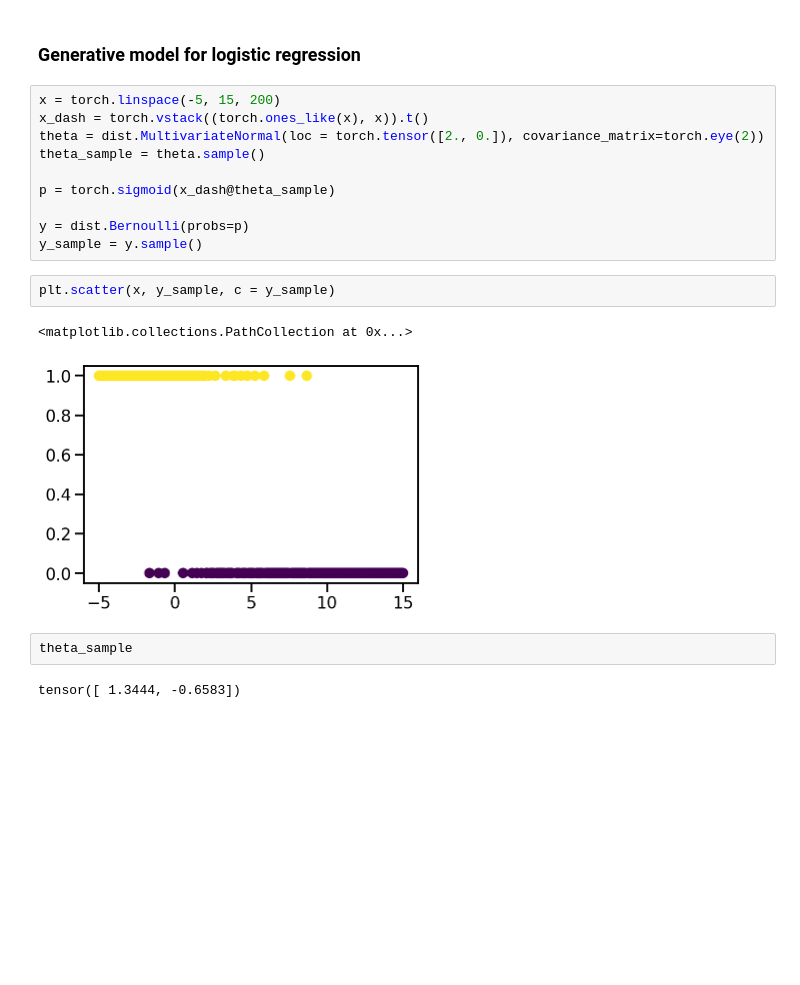
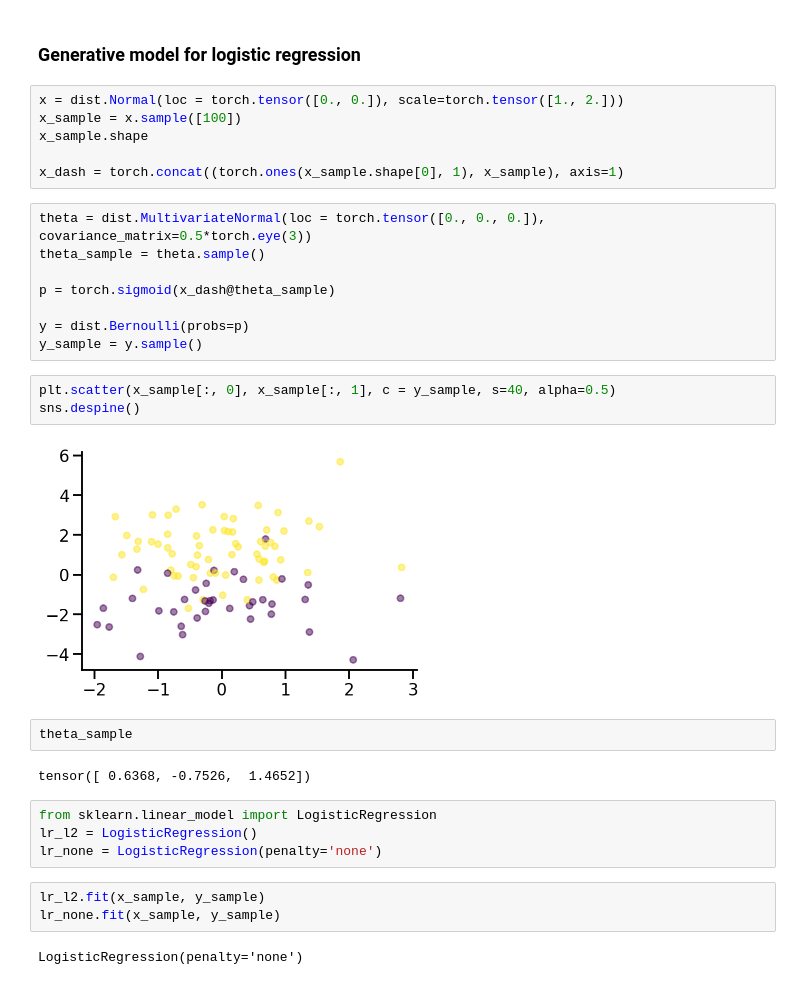
Before and after one commit to nipunbatra/blog-old, a Jupyter notebook: _notebooks/2022-02-14-logistic-regression.ipynb, the cells around one changed output. Cells and saved outputs as stored; diff of their text form; blank space fills up the shorter version.

```diff
--- a/_notebooks/2022-02-14-logistic-regression.ipynb
+++ b/_notebooks/2022-02-14-logistic-regression.ipynb
@@ -23,10 +23,14 @@ sns.set_context(context="talk", font_scale=1)
 %config InlineBackend.figure_format='retina'
 # %% [markdown]
 ### Generative model for logistic regression
+# %%
+x = dist.Normal(loc = torch.tensor([0., 0.]), scale=torch.tensor([1., 2.]))
+x_sample = x.sample([100])
+x_sample.shape
+
+x_dash = torch.concat((torch.ones(x_sample.shape[0], 1), x_sample), axis=1)
 # %%
-x = torch.linspace(-5, 15, 200)
-x_dash = torch.vstack((torch.ones_like(x), x)).t()
-theta = dist.MultivariateNormal(loc = torch.tensor([2., 0.]), covariance_matrix=torch.eye(2))
+theta = dist.MultivariateNormal(loc = torch.tensor([0., 0., 0.]), covariance_matrix=0.5*torch.eye(3))
 theta_sample = theta.sample()
 
 p = torch.sigmoid(x_dash@theta_sample)
@@ -34,11 +38,20 @@ p = torch.sigmoid(x_dash@theta_sample)
 y = dist.Bernoulli(probs=p)
 y_sample = y.sample()
 # %%
-plt.scatter(x, y_sample, c = y_sample)
+plt.scatter(x_sample[:, 0], x_sample[:, 1], c = y_sample, s=40, alpha=0.5)
+sns.despine()
 # %% [output]
-<matplotlib.collections.PathCollection at 0x...>
-[figure, old version]
+[figure, new version]
 # %%
 theta_sample
 # %% [output]
-tensor([ 1.3444, -0.6583])
+tensor([ 0.6368, -0.7526,  1.4652])
+# %%
+from sklearn.linear_model import LogisticRegression
+lr_l2 = LogisticRegression()
+lr_none = LogisticRegression(penalty='none')
+# %%
+lr_l2.fit(x_sample, y_sample)
+lr_none.fit(x_sample, y_sample)
+# %% [output]
+LogisticRegression(penalty='none')
```
Also changed, not shown: parts of 15 cells of this notebook.
